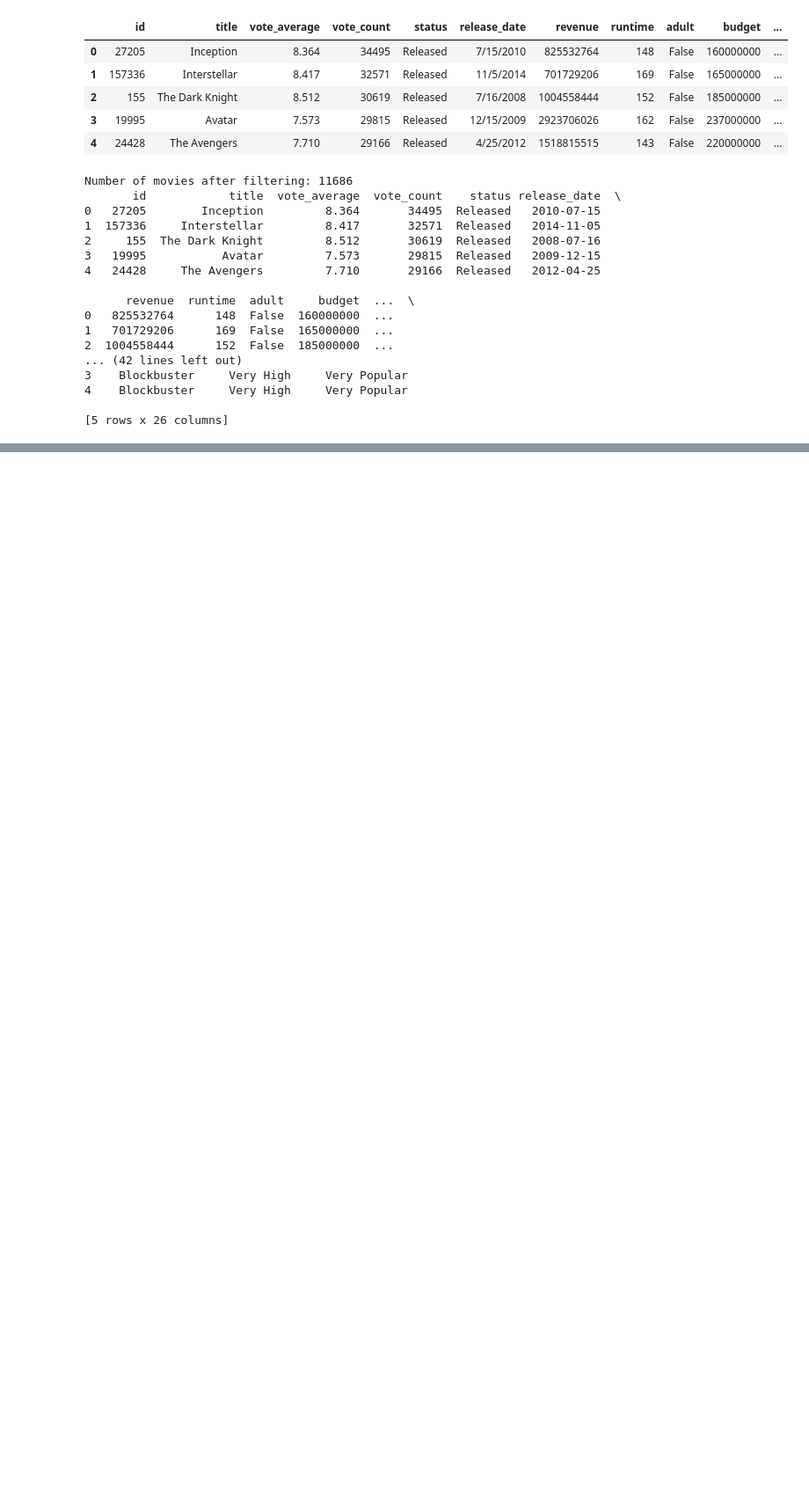
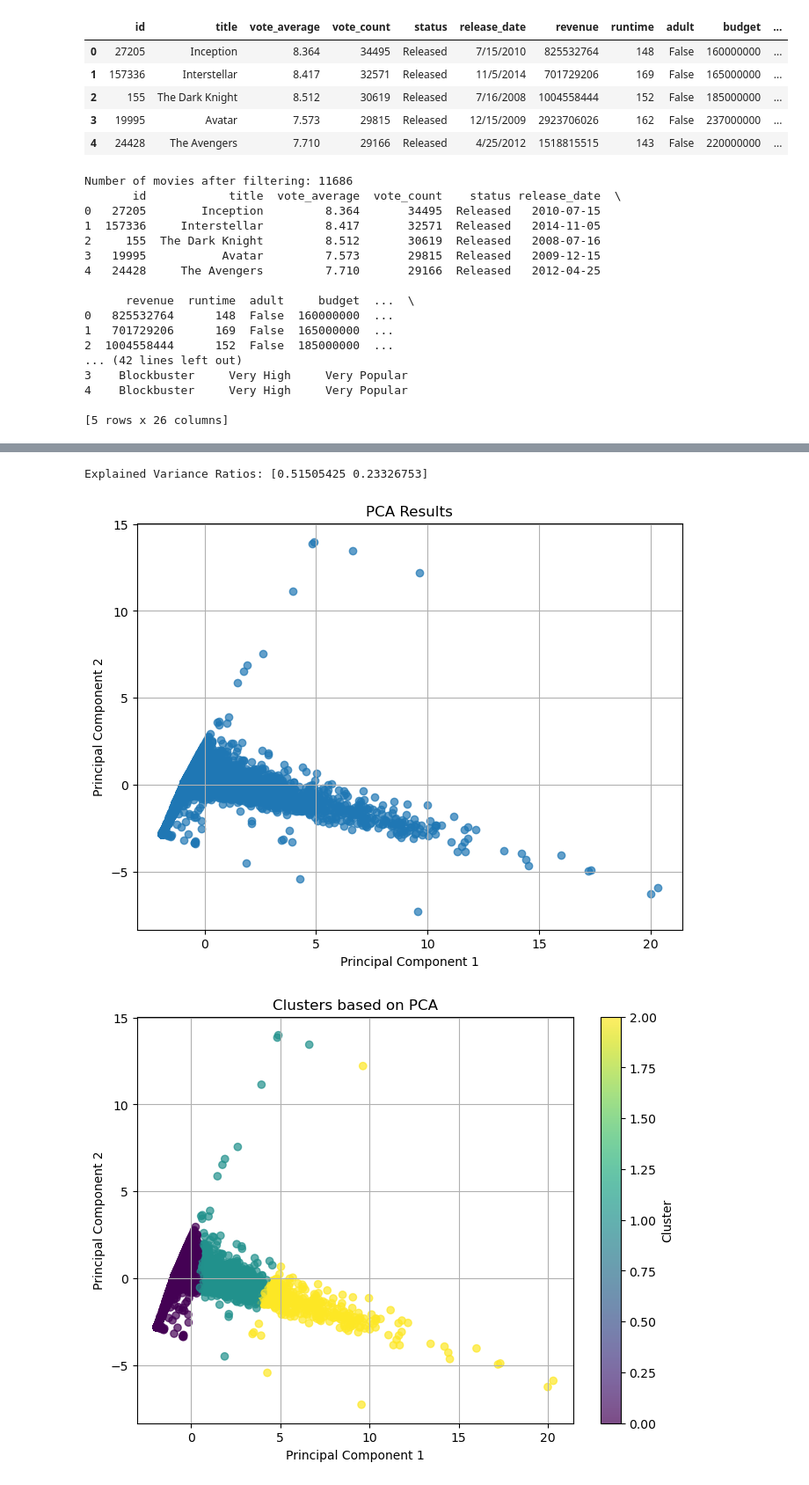
Before and after one commit to sudhirrajbhandary/6748, a Jupyter notebook: CombinedEDA.ipynb, the cells around one changed output, grey strips where cells are left out. Shown: that part at 88% size. Drawn from its saved outputs; the diff is of its cells as text; code cells hidden in the pictures; blank space fills up the shorter version.

```diff
--- a/CombinedEDA.ipynb
+++ b/CombinedEDA.ipynb
@@ -597,0 +632,51 @@ Number of movies after filtering: 11686
+# %%
+import pandas as pd
+from sklearn.decomposition import PCA
+from sklearn.cluster import KMeans
+from sklearn.preprocessing import StandardScaler
+import matplotlib.pyplot as plt
+
+# Load your dataset
+df = pd.read_csv('enhanced_movie_dataset.csv')
+
+# Selecting numeric features for PCA, adjust your selection as needed
+features = ['vote_average', 'vote_count', 'runtime', 'budget', 'revenue']
+X = df[features]
+
+# Standardizing the features
+scaler = StandardScaler()
+X_scaled = scaler.fit_transform(X)
+
+# Applying PCA
+pca = PCA(n_components=2)  # Reduce to two dimensions for visualization
+X_pca = pca.fit_transform(X_scaled)
+
+# Explained variance can help understand the amount of information in the principal components
+print("Explained Variance Ratios:", pca.explained_variance_ratio_)
+
+# Plotting the PCA results
+plt.figure(figsize=(8, 6))
+plt.scatter(X_pca[:, 0], X_pca[:, 1], alpha=0.7)
+plt.xlabel('Principal Component 1')
+plt.ylabel('Principal Component 2')
+plt.title('PCA Results')
+plt.grid(True)
+plt.show()
+
+# Applying K-Means Clustering
+kmeans = KMeans(n_clusters=3, random_state=42)  # Number of clusters can be adjusted
+clusters = kmeans.fit_predict(X_pca)
+
+# Visualizing the clusters
+plt.figure(figsize=(8, 6))
+plt.scatter(X_pca[:, 0], X_pca[:, 1], c=clusters, alpha=0.7, cmap='viridis')
+plt.xlabel('Principal Component 1')
+plt.ylabel('Principal Component 2')
+plt.title('Clusters based on PCA')
+plt.grid(True)
+plt.colorbar(label='Cluster')
+plt.show()
+# %% [output]
+Explained Variance Ratios: [0.51505425 0.23326753]
+[figure, added]
+[figure, added]
```
Also changed, not shown: parts of 3 cells of this notebook.
